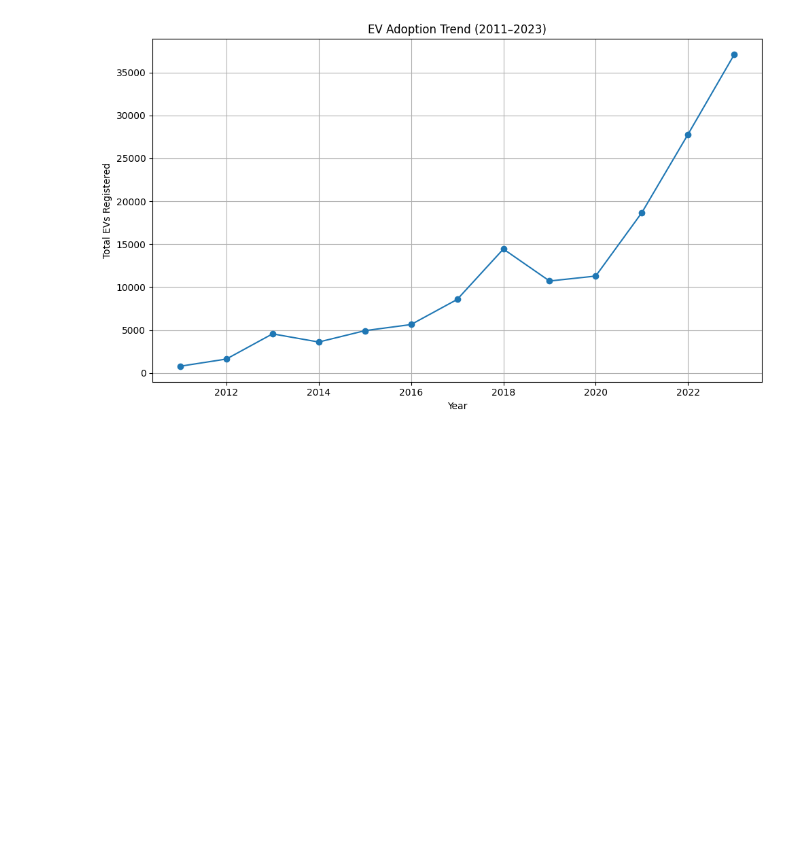
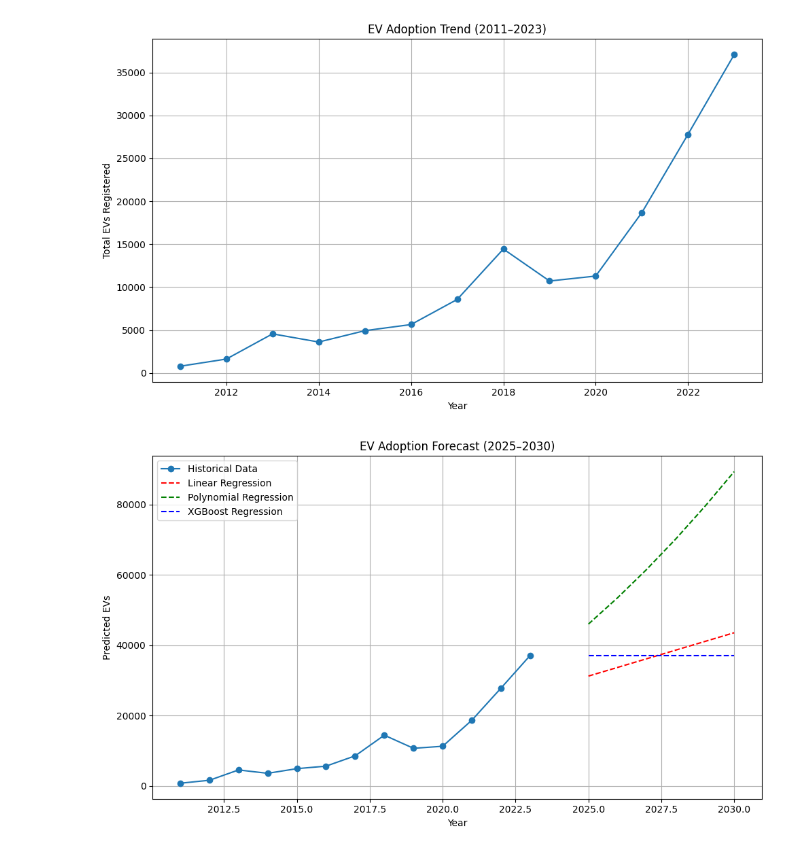
Before and after one commit to Aaryan1901/Electric-Vehicles-Analysis, a Jupyter notebook: ev.ipynb, the cells around one changed output. Drawn from its saved outputs; the diff is of its cells as text; code cells hidden in the pictures; blank space fills up the shorter version.

```diff
--- a/ev.ipynb
+++ b/ev.ipynb
@@ -137,3 +137,24 @@ poly_model.fit(X_poly, y)
 y_pred_poly = poly_model.predict(poly.transform(future_years))
 
 rmse_poly = np.sqrt(mean_squared_error(y, poly_model.predict(X_poly)))
+# %%
+xgb_model = XGBRegressor(n_estimators=100, objective='reg:squarederror')
+xgb_model.fit(X, y)
+y_pred_xgb = xgb_model.predict(future_years)
+
+rmse_xgb = np.sqrt(mean_squared_error(y, xgb_model.predict(X)))
+# %%
+plt.figure(figsize=(10, 6))
+plt.plot(ev_by_year["Model Year"], y, 'o-', label='Historical Data')
+plt.plot(future_years, y_pred_linear, 'r--', label='Linear Regression')
+plt.plot(future_years, y_pred_poly, 'g--', label='Polynomial Regression')
+plt.plot(future_years, y_pred_xgb, 'b--', label='XGBoost Regression')
+plt.title("EV Adoption Forecast (2025–2030)")
+plt.xlabel("Year")
+plt.ylabel("Predicted EVs")
+plt.grid(True)
+plt.legend()
+plt.tight_layout()
+plt.show()
+# %% [output]
+[figure, added]
```
